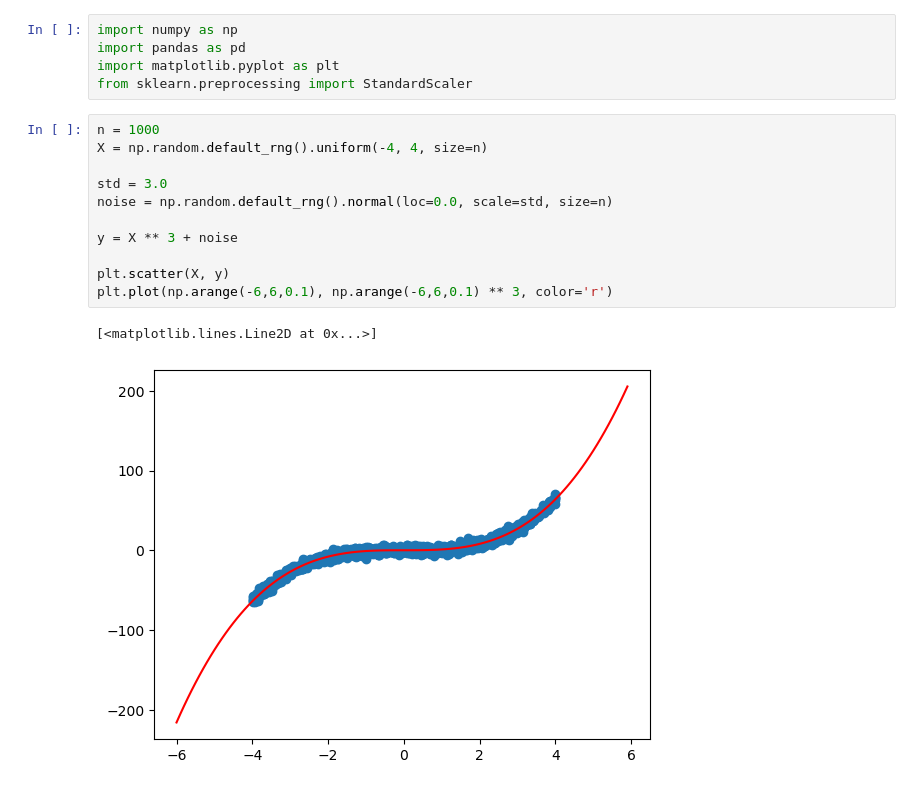
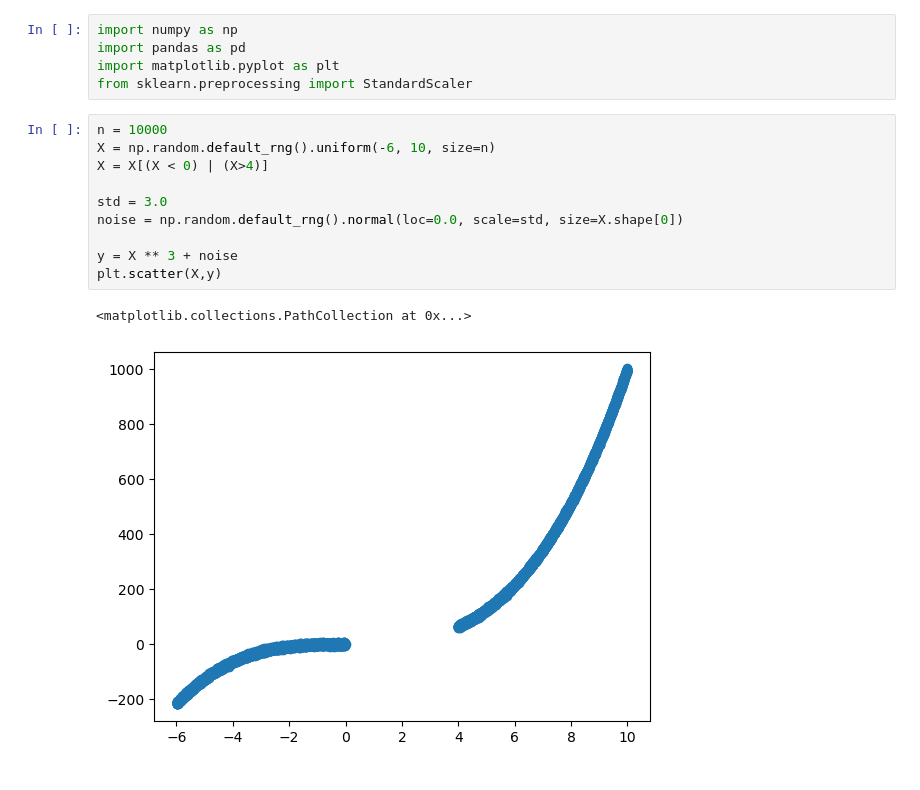
Before and after one commit to ai2es/evidential, a Jupyter notebook: notebooks/regressionCoupled cubed toy data.ipynb, the cells around one changed output. Drawn from its saved outputs; the diff is of its cells as text.

```diff
--- a/notebooks/regressionCoupled cubed toy data.ipynb
+++ b/notebooks/regressionCoupled cubed toy data.ipynb
@@ -4,19 +4,18 @@ import pandas as pd
 import matplotlib.pyplot as plt
 from sklearn.preprocessing import StandardScaler
 # %%
-n = 1000
-X = np.random.default_rng().uniform(-4, 4, size=n)
+n = 10000
+X = np.random.default_rng().uniform(-6, 10, size=n)
+X = X[(X < 0) | (X>4)]
 
 std = 3.0
-noise = np.random.default_rng().normal(loc=0.0, scale=std, size=n)
+noise = np.random.default_rng().normal(loc=0.0, scale=std, size=X.shape[0])
 
 y = X ** 3 + noise
-
-plt.scatter(X, y)
-plt.plot(np.arange(-6,6,0.1), np.arange(-6,6,0.1) ** 3, color='r')
+plt.scatter(X,y)
 # %% [output]
-[<matplotlib.lines.Line2D at 0x...>]
+<matplotlib.collections.PathCollection at 0x...>
-[figure, old version]
+[figure, new version]
 # %%
 from sklearn.model_selection import train_test_split
 
```
Also changed, not shown: parts of 12 cells of this notebook, 3 other files.
